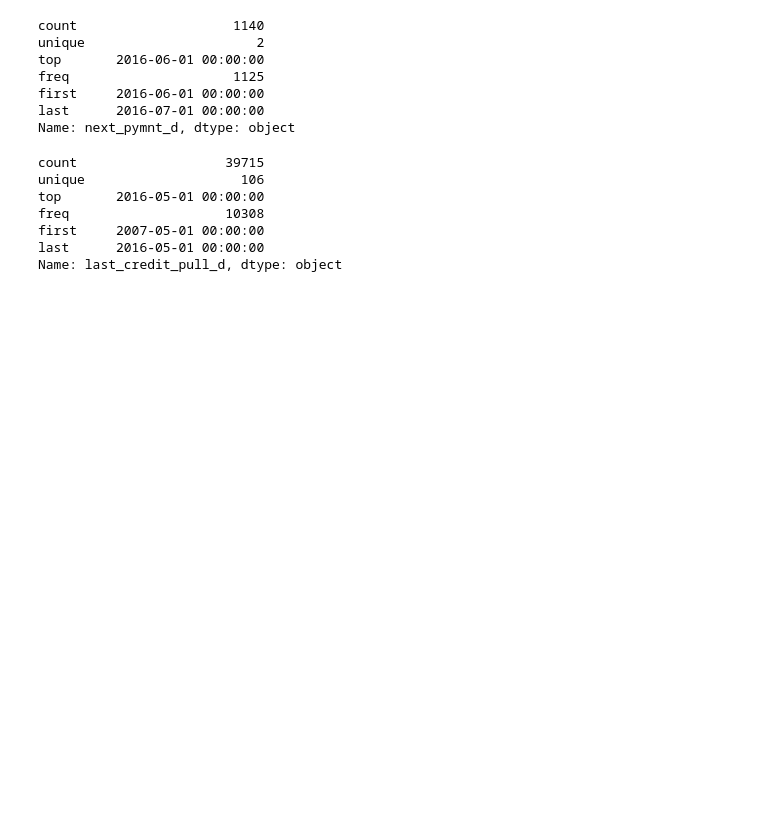
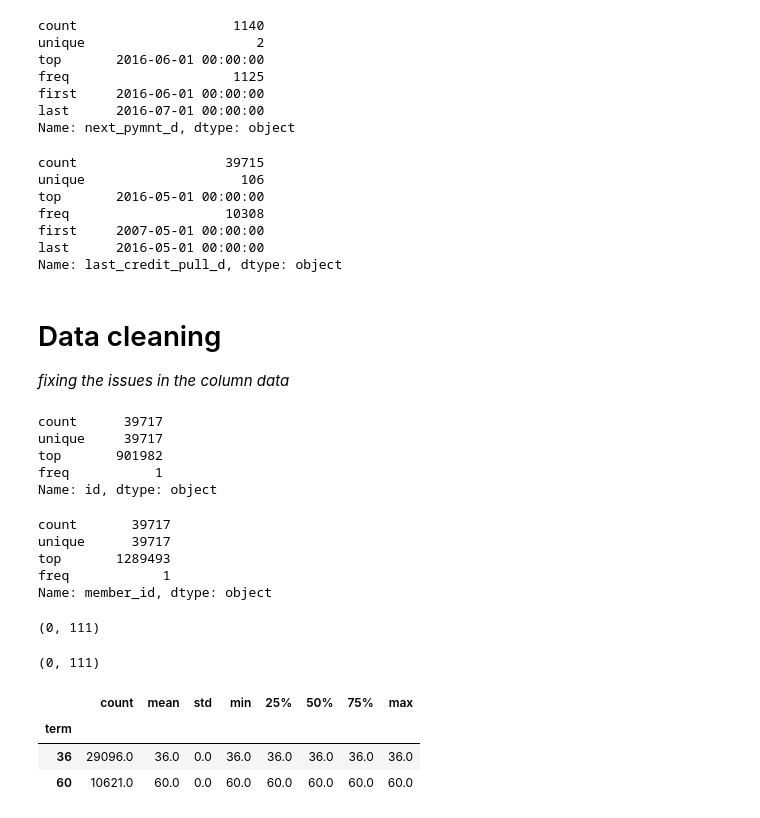
Before and after one commit to rashmiaab/LendingClubCaseStudy, a Jupyter notebook: Nagarjun Chittyala.ipynb, the cells around one changed output. Drawn from its saved outputs; the diff is of its cells as text; code cells hidden in the pictures; blank space fills up the shorter version.

Commit message:
updated data cleaning and started working on data checks

```diff
--- a/Nagarjun Chittyala.ipynb
+++ b/Nagarjun Chittyala.ipynb
@@ -152,3 +169,46 @@ freq                    10308
 first     2007-05-01 00:00:00
 last      2016-05-01 00:00:00
 Name: last_credit_pull_d, dtype: object
+# %% [markdown]
+# Data cleaning
+_fixing the issues in the column data_
+# %%
+# As per Data Dictionary, id of a customer should be unique
+# checking id column is unique by checking number of records [count] and unique values [unique] are same/equal
+df.id.describe()
+# %% [output]
+count      39717
+unique     39717
+top       901982
+freq           1
+Name: id, dtype: object
+# %%
+# As per Data Dictionary, member id of a customer should be unique
+# checking member id column is unique by checking number of records [count] and unique values [unique] are same/equal
+df.member_id.describe()
+# %% [output]
+count       39717
+unique      39717
+top       1289493
+freq            1
+Name: member_id, dtype: object
+# %%
+# checking that funded amount should be less than or equals to applied loan amount, by using the opposite condition output rows are zero
+df[df.funded_amnt > df.loan_amnt].shape
+# %% [output]
+(0, 111)
+# %%
+# checking that funded amount should be greater than or equals to funded amount by investor, and this is being tested by using the opposite condition where output rows should be zero
+df[df.funded_amnt<df.funded_amnt_inv].shape
+# %% [output]
+(0, 111)
+# %%
+# Term of the loan should be either 36 months or 60 months
+# So, checking the unique values in the term column by grouping the same
+
+df.term.groupby(by=df.term).describe()
+# %% [output]
+|  | count | mean | std | min | 25% | 50% | 75% | max |
+| term |  |  |  |  |  |  |  |  |
+| 36 | 29096.0 | 36.0 | 0.0 | 36.0 | 36.0 | 36.0 | 36.0 | 36.0 |
+| 60 | 10621.0 | 60.0 | 0.0 | 60.0 | 60.0 | 60.0 | 60.0 | 60.0 |
```
Also changed, not shown: parts of 11 cells of this notebook.
